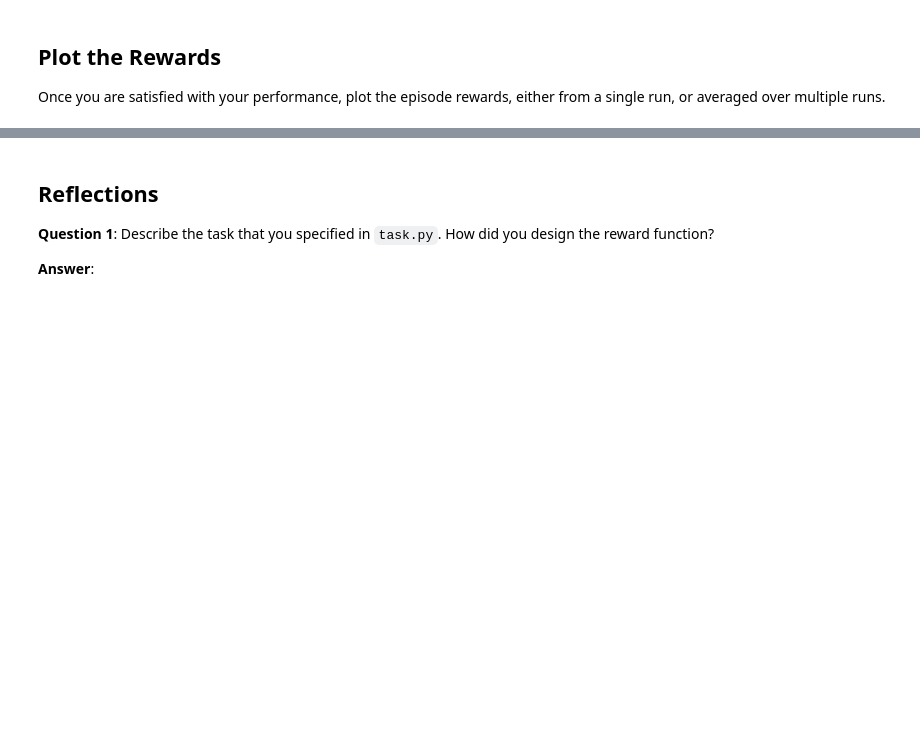
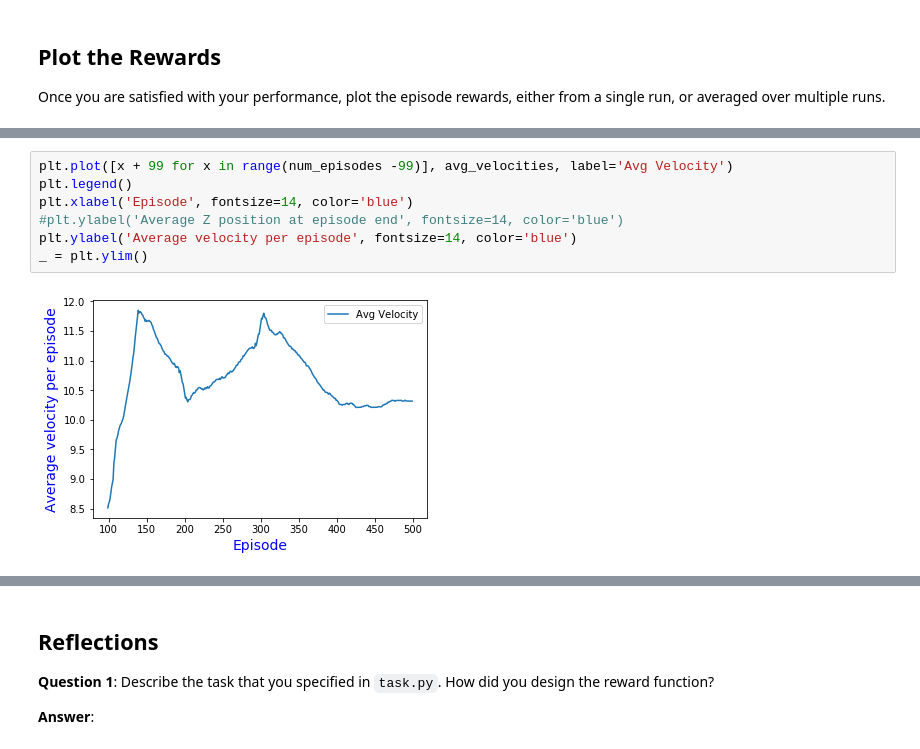
Before and after one commit to dan-lennox/ml-udacity-quadcopter-rl, a Jupyter notebook: Quadcopter_Project.ipynb, the cells around one changed output, grey strips where cells are left out. Drawn from its saved outputs; the diff is of its cells as text; blank space fills up the shorter version.

```diff
--- a/Quadcopter_Project.ipynb
+++ b/Quadcopter_Project.ipynb
@@ -320,3 +368,12 @@ _ = plt.ylim()
+# %%
+plt.plot([x + 99 for x in range(num_episodes -99)], avg_velocities, label='Avg Velocity')
+plt.legend()
+plt.xlabel('Episode', fontsize=14, color='blue')
+#plt.ylabel('Average Z position at episode end', fontsize=14, color='blue')
+plt.ylabel('Average velocity per episode', fontsize=14, color='blue')
+_ = plt.ylim()
+# %% [output]
+[figure, added]
 # %%
 # @todo: Plot Eular angles etc below.
 
```
Also changed, not shown: parts of 12 cells of this notebook.
